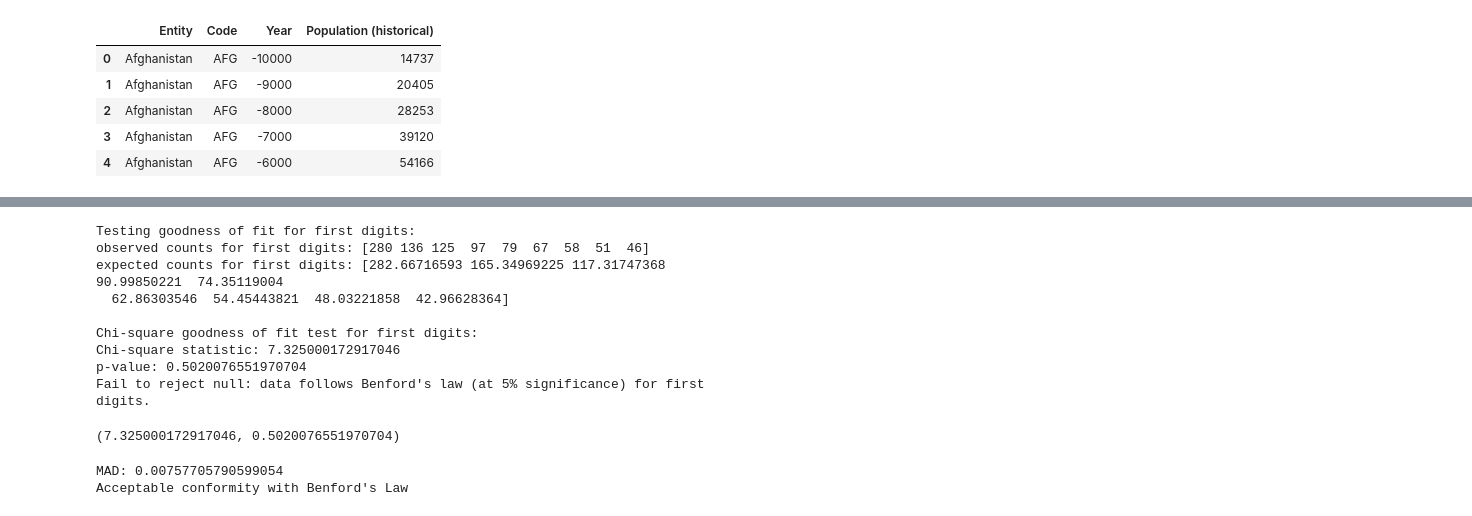
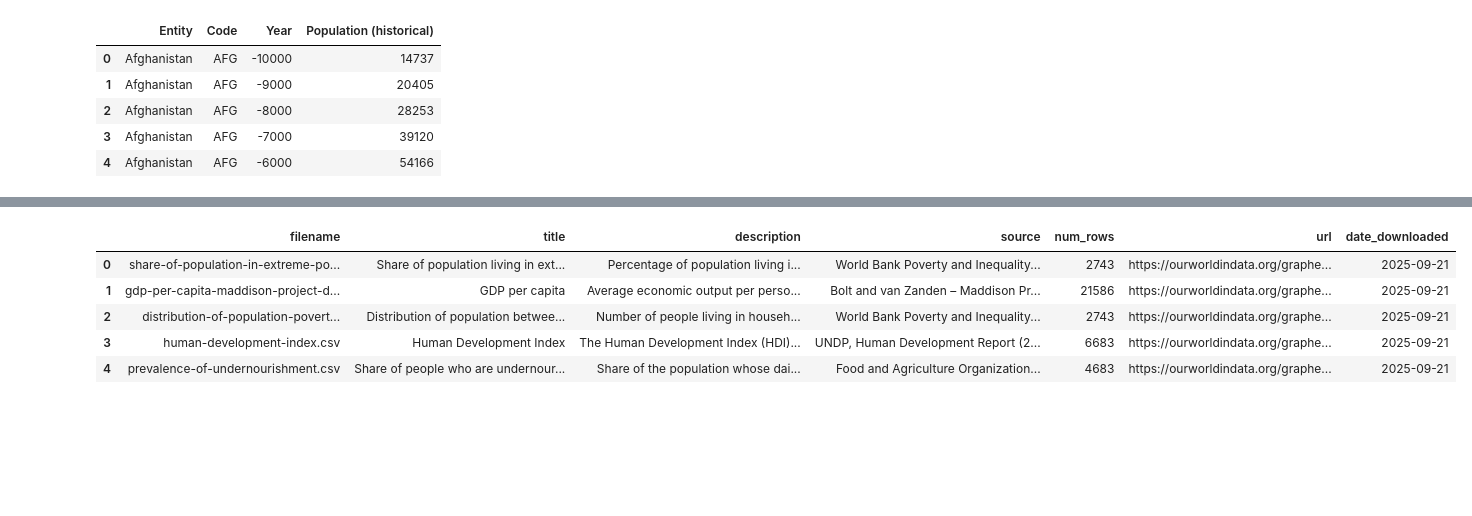
Before and after one commit to schubert-da/benfords-law-explainer, a Jupyter notebook: data-exploration/scripts/data-processing.ipynb, the cells around one changed output, grey strips where cells are left out. Drawn from its saved outputs; the diff is of its cells as text; code cells hidden in the pictures; blank space fills up the shorter version.

Commit message:
run processing scripts

```diff
--- a/data-exploration/scripts/data-processing.ipynb
+++ b/data-exploration/scripts/data-processing.ipynb
@@ -21,10 +21,11 @@ population_data.head()
 MIN_ORDERS_OF_MAGNITUDE = 2
 
 def check_magnitude_range(series):
-    max_value = series.abs().max()
-    min_value = series.abs().min()
+    p1 = series.abs().quantile(0.01)
+    p99 = series.abs().quantile(0.99)
 
-    magnitude_range = np.log10(max_value) - np.log10(min_value)
+
+    magnitude_range = np.log10(p99) - np.log10(p1)
 
     return magnitude_range
 
@@ -66,22 +67,29 @@ def test_goodness_of_fit_chisquare(observed_counts, expected, label='first'):
     return chi2_stat, p_value
 
 def test_goodness_of_fit_mad(observed_counts, expected, label='first'):
+    print(f"\nTesting goodness of fit (MAD) for {label} digits:")
     observed_counts = np.array(observed_counts)
 
     # Convert observed counts to proportions
     observed_probs = observed_counts / observed_counts.sum()
+    print(f"observed proportions for {label} digits:", observed_probs)
+    print(f"expected proportions for {label} digits:", expected)
 
     # Mean Absolute Deviation
     mad = np.mean(np.abs(observed_probs - expected))
-    print(f"{label.capitalize()} digits - MAD:", mad)
+
+    category = ''
 
     # Classify conformity (per Nigrini's thresholds)
     if mad < 0.006:
         print(f"{label.capitalize()} digits show Close conformity with Benford's Law")
+        category = 'Close conformity'
     elif mad < 0.012:
         print(f"{label.capitalize()} digits show Acceptable conformity with Benford's Law")
+        category = 'Acceptable conformity'
     else:
         print(f"{label.capitalize()} digits show Non-conformity with Benford's Law")
+        category = 'Non-conformity'
 
-    return mad
+    return mad, category
 # %%
@@ -261,18 +293,21 @@ Acceptable conformity with Benford's Law
-# %%
-test_goodness_of_fit_chisquare([280, 136, 125, 97, 79, 67, 58, 51, 46], benford_first_digits, label='first')
-# %% [output]
-Testing goodness of fit for first digits:
-observed counts for first digits: [280 136 125  97  79  67  58  51  46]
-expected counts for first digits: [282.66716593 165.34969225 117.31747368  90.99850221  74.35119004
-  62.86303546  54.45443821  48.03221858  42.96628364]
-
-Chi-square goodness of fit test for first digits:
-Chi-square statistic: 7.325000172917046
-p-value: 0.5020076551970704
-Fail to reject null: data follows Benford's law (at 5% significance) for first digits.
-(7.325000172917046, 0.5020076551970704)
-# %%
-test_goodness_of_fit_mad([280, 136, 125, 97, 79, 67, 58, 51, 46], benford_first_digits, label='first')
-# %% [output]
-MAD: 0.00757705790599054
-Acceptable conformity with Benford's Law
+# %%
+datasets = pd.read_csv('../data/exploration-datasets/datasets_overview.csv')
+display(datasets.head())
+
+def test_runner(datasets=datasets):
+    overview_stats = []
+
+    for idx, row in datasets.iterrows():
+        dataset_name = row['filename']
+        print(f'Processing dataset: {dataset_name}')
+        dataset_stats = get_dataset_stats("exploration-datasets/"+dataset_name)
+        overview_stats.extend(dataset_stats)
+
+    return overview_stats
+# %% [output]
+|  | filename | title | description | source | num_rows | url | date_downloaded |
+| 0 | share-of-population-in-extreme-po... | Share of population living in ext... | Percentage of population living i... | World Bank Poverty and Inequality... | 2743 | https://ourworldindata.org/graphe... | 2025-09-21 |
+| 1 | gdp-per-capita-maddison-project-d... | GDP per capita | Average economic output per perso... | Bolt and van Zanden – Maddison Pr... | 21586 | https://ourworldindata.org/graphe... | 2025-09-21 |
+| 2 | distribution-of-population-povert... | Distribution of population betwee... | Number of people living in househ... | World Bank Poverty and Inequality... | 2743 | https://ourworldindata.org/graphe... | 2025-09-21 |
+| 3 | human-development-index.csv | Human Development Index | The Human Development Index (HDI)... | UNDP, Human Development Report (2... | 6683 | https://ourworldindata.org/graphe... | 2025-09-21 |
+| 4 | prevalence-of-undernourishment.csv | Share of people who are undernour... | Share of the population whose dai... | Food and Agriculture Organization... | 4683 | https://ourworldindata.org/graphe... | 2025-09-21 |
```
Also changed, not shown: parts of 7 cells of this notebook.
